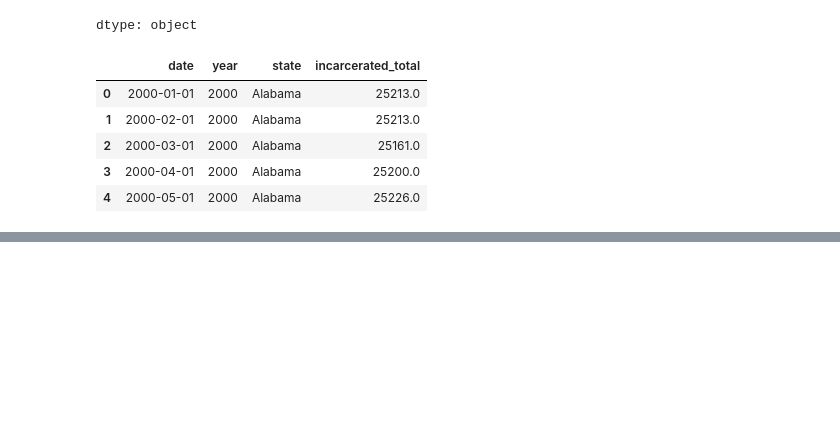
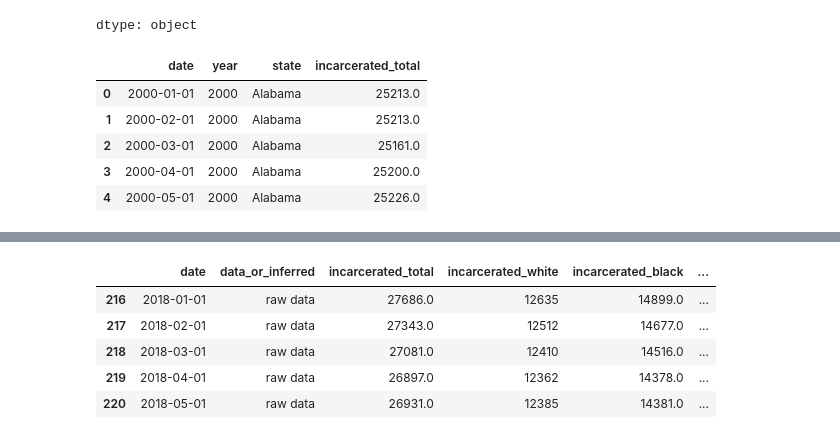
Before and after one commit to diyajain13/covid-prison-population-data-story, a Jupyter notebook: analysis.ipynb, the cells around one changed output, grey strips where cells are left out. Saved outputs shown, nothing was run; the diff lists cells and outputs as text; code cells hidden in the pictures; blank space fills up the shorter version.

```diff
--- a/analysis.ipynb
+++ b/analysis.ipynb
@@ -86,0 +100,12 @@ Path("charts").mkdir(exist_ok=True)
+# %%
+# Focus on the years before, during, and immediately after the first year of COVID-19
+covid_df = df[(df["date"] >= "2018-01-01") & (df["date"] <= "2022-12-31")].copy()
+
+covid_df.head()
+# %% [output]
+|  | date | data_or_inferred | incarcerated_total | incarcerated_white | incarcerated_black | ... |
+| 216 | 2018-01-01 | raw data | 27686.0 | 12635 | 14899.0 | ... |
+| 217 | 2018-02-01 | raw data | 27343.0 | 12512 | 14677.0 | ... |
+| 218 | 2018-03-01 | raw data | 27081.0 | 12410 | 14516.0 | ... |
+| 219 | 2018-04-01 | raw data | 26897.0 | 12362 | 14378.0 | ... |
+| 220 | 2018-05-01 | raw data | 26931.0 | 12385 | 14381.0 | ... |
```
Also changed, not shown: parts of 17 cells of this notebook.
